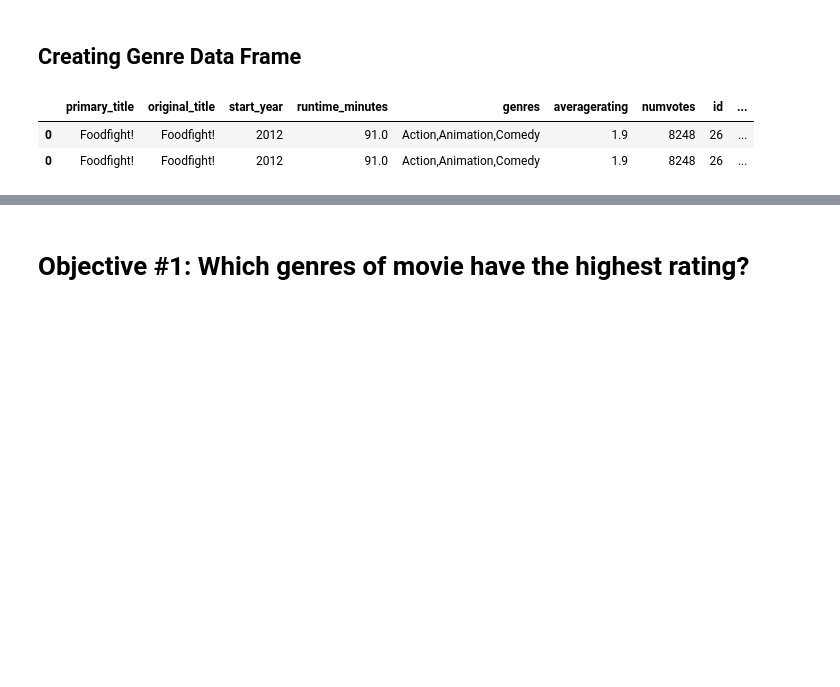
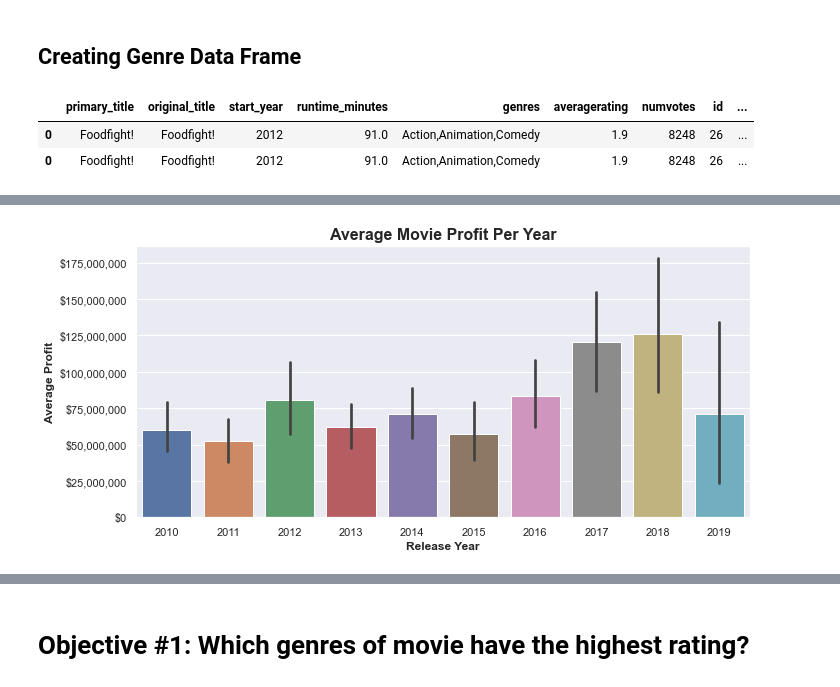
Before and after one commit to kevin-culver/Microsoft_Movie_Analysis, a Jupyter notebook: refined_exploration.ipynb, the cells around one changed output, grey strips where cells are left out. Saved outputs shown, nothing was run; the diff lists cells and outputs as text; code cells hidden in the pictures; blank space fills up the shorter version.

```diff
--- a/refined_exploration.ipynb
+++ b/refined_exploration.ipynb
@@ -172,0 +212,16 @@ ax.set_title('Profitability of Movie Genres', fontsize=16, );
+# %%
+#Creating barplot to see distribution of movie profit per year
+
+fig, ax = plt.subplots(figsize=(11,5))
+
+ax = sns.barplot(data=movies_df, x='start_year', y='production_profit')
+
+
+ax.set_xlabel('Release Year', fontsize=12, fontweight='bold')
+ax.set_ylabel('Average Profit', fontsize=12, fontweight='bold')
+ax.yaxis.set_major_formatter("${x:,.0f}")
+
+
+ax.set_title('Average Movie Profit Per Year', fontsize=16, fontweight='bold');
+# %% [output]
+[figure, added]
```
Also changed, not shown: parts of 21 cells of this notebook.
